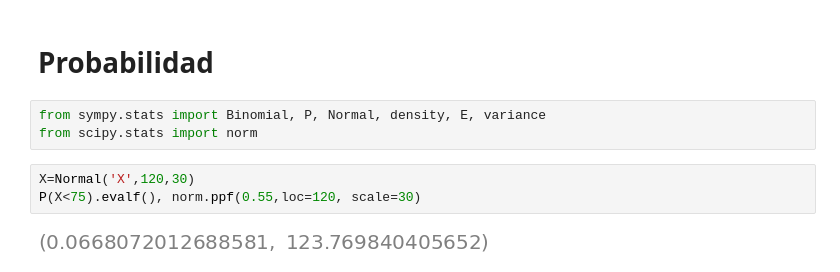
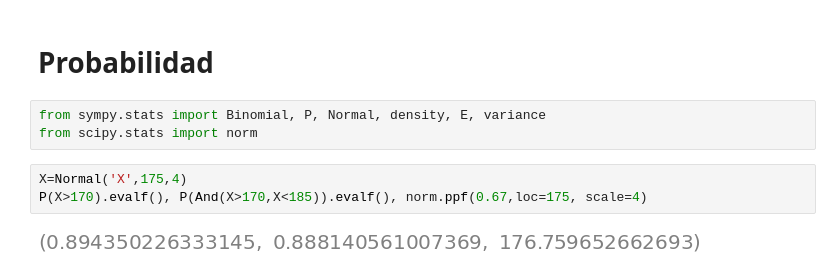
Before and after one commit to crdguez/mat2bac, a Jupyter notebook: notebooks/ejercicios_examenes_2223.ipynb, the cells around one changed output. Drawn from its saved outputs; the diff is of its cells as text.

```diff
--- a/notebooks/ejercicios_examenes_2223.ipynb
+++ b/notebooks/ejercicios_examenes_2223.ipynb
@@ -125,7 +126,7 @@ expand(x*(12-x)**2).diff().diff().subsb(x,4)
 from sympy.stats import Binomial, P, Normal, density, E, variance
 from scipy.stats import norm
 # %%
-X=Normal('X',120,30)
-P(X<75).evalf(), norm.ppf(0.55,loc=120, scale=30)
+X=Normal('X',175,4)
+P(X>170).evalf(), P(And(X>170,X<185)).evalf(), norm.ppf(0.67,loc=175, scale=4)
 # %% [output]
-[figure, old version]
+[figure, new version]
```
Also changed, not shown: parts of 1 cell of this notebook.
